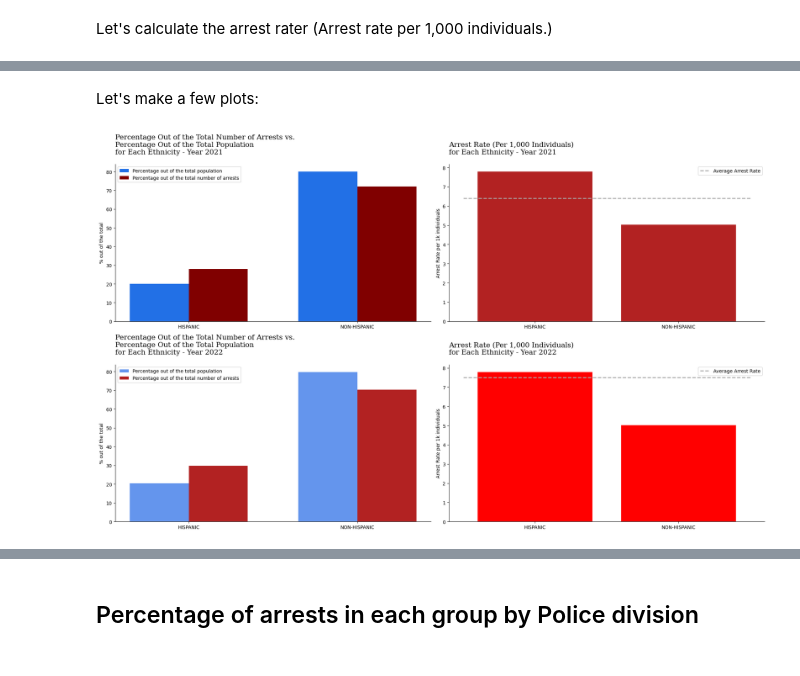
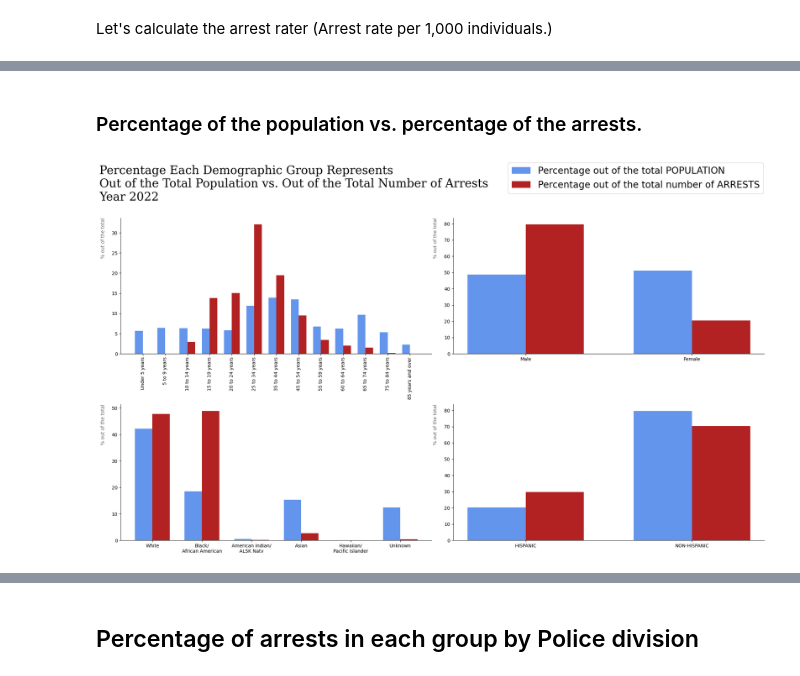
Before and after one commit to emmajslz/eda-project-police-arrest, a Jupyter notebook: police-arrests-montgomery-study.ipynb, the cells around one changed output, grey strips where cells are left out. Drawn from its saved outputs; the diff is of its cells as text; code cells hidden in the pictures.

Commit message:
reorganizing the plots

```diff
--- a/police-arrests-montgomery-study.ipynb
+++ b/police-arrests-montgomery-study.ipynb
@@ -2056,67 +1825,64 @@ display(ethnicity_rate_21, ethnicity_rate_22)
 | index |  |  |  |  |  | ... |
 | HISPANIC | Hispanic or Latino (of any race) | 213926.0 | 20.325105 | 2003 | 29.740163 | ... |
 | NON-HISPANIC | Not Hispanic or Latino | 838595.0 | 79.674895 | 4732 | 70.259837 | ... |
-# %% [markdown]
-Let's make a few plots:
+# %% [markdown]
+### Percentage of the population vs. percentage of the arrests.
 # %%
 fig, ax = plt.subplots(nrows=2, ncols=2, figsize=(20,12))
+ax = ax.flatten()
 
-pop_percents = [np.array(list(ethnicity_rate_21['population_percentage_2021'])), np.array(list(ethnicity_rate_22['population_percentage_2022']))]
-arrest_percents = [np.array(list(ethnicity_rate_21['percentage_of_arrests_2021'])), np.array(list(ethnicity_rate_22['percentage_of_arrests_2022']))]
+datasets = [age_rate_22, sex_rate_22, race_rate_22, ethnicity_rate_22]
 
-rates = [ethnicity_rate_21['rate_2021'], ethnicity_rate_22['rate_2022']]
-averages = [ethnicity_rate_21['rate_2021'].mean(), ethnicity_rate_22['rate_2022'].mean()]
+pop_percents = [np.array(list(age_rate_22['population_percentage_2022'])),
+                np.array(list(sex_rate_22['population_percentage_2022'])),
+                np.array(list(race_rate_22['population_percentage_2022'])),
+                np.array(list(ethnicity_rate_22['population_percentage_2022']))]
 
-colors = [['#2270e6', 'maroon', 'firebrick'], ['cornflowerblue', 'firebrick', 'red']]
+arrest_percents = [np.array(list(age_rate_22['percentage_of_arrests_2022'])),
+                   np.array(list(sex_rate_22['percentage_of_arrests_2022'])),
+                   np.array(list(race_rate_22['percentage_of_arrests_2022'])),
+                   np.array(list(ethnicity_rate_22['percentage_of_arrests_2022']))]
 
-years = [2021, 2022]
+colors = ['cornflowerblue', 'firebrick']
 
-xlabels = list(ethnicity_rate_21.index)
+for i in range (4):
 
-for i in range (2):
-    # ----------------------------------------------------------
-    # Plotting the % out of total arrests vs. % out of total population
+    dataset = datasets[i]
 
-    pop_percent = pop_percents[i]
-    arrest_percent = arrest_percents[i]
+    pop_percent = np.array(list(dataset['population_percentage_2022']))
+    arrest_percent = np.array(list(dataset['percentage_of_arrests_2022']))
+
     x = np.arange(1,len(pop_percent)+1)
 
     w = .35 # Use 35% of each slot (day of week) per bar, leaving 30% for spacing
 
-    ax[i][0].bar(x-w/2, pop_percent,     width=w, color=colors[i][0], label="Percentage out of the total population")
-    ax[i][0].bar(x+w/2, arrest_percent,  width=w, color=colors[i][1], label="Percentage out of the total number of arrests")
+    l1 = ax[i].bar(x-w/2, pop_percent,     width=w, color=colors[0], label="Percentage out of the total population")
+    l2 = ax[i].bar(x+w/2, arrest_percent,  width=w, color=colors[1], label="Percentage out of the total number of arrests")
 
-    ax[i][0].set_xticks(x)
-    ax[i][0].set_xticklabels(xlabels)
+    ax[i].set_xticks(x)
+    if i==2:
+        xlabels = list(dataset.index)
+        for j in [1,2,4]:
+            xlabels[j] = "/\n".join(xlabels[j].split("/"))
+            ax[i].set_xticklabels(xlabels)
+    else:
+        ax[i].set_xticklabels(dataset.index)
 
-    ax[i][0].set_ylabel("% out of the total")
-    ax[i][0].set_title(f"Percentage Out of the Total Number of Arrests vs.\nPercentage Out of the Total Population\nfor Each Ethnicity - Year {years[i]}\n",
-                loc='left', font='serif', size=15)
+    ax[i].set_ylabel("% out of the total", horizontalalignment='right', color='dimgray')
+    ax[i].yaxis.set_label_coords(-0.05, 1)
 
-    ax[i][0].spines['top'].set_visible(False)
-    ax[i][0].spines['right'].set_visible(False)
+    ax[i].spines['top'].set_visible(False)
+    ax[i].spines['right'].set_visible(False)
 
-    ax[i][0].legend(loc='upper left') # use labels from bar() calls
 
-    # -----------------------------------------------------------
+fig.suptitle(f"Percentage Each Demographic Group Represents\nOut of the Total Population vs. Out of the Total Number of Arrests\nYear 2022\n",
+             font='serif', size=25, x=0, horizontalalignment='left')
+ax[0].tick_params(axis='x', labelrotation=90)
 
-    # Plotting the arrest rates
-    ax[i][1].bar(xlabels, rates[0], color=colors[i][2])
-
-    ax[i][1].set_ylabel("Arrest Rate per 1k individuals")
-    ax[i][1].set_title(f"Arrest Rate (Per 1,000 Individuals)\nfor Each Ethnicity - Year {years[i]}\n",
-                loc='left', font='serif', size=15)
-
-    ax[i][1].spines['top'].set_visible(False)
-    ax[i][1].spines['right'].set_visible(False)
-
-    #Add horizontal line to indicate mean arrest rate
-    ax[i][1].hlines(y=averages[i], xmin=-0.5, xmax=1.5,
-                colors='darkgray', linestyles='dashed', lw=2, label='Average Arrest Rate')
-
-    ax[i][1].legend(loc='upper right')
+labels = ["Percentage out of the total POPULATION", "Percentage out of the total number of ARRESTS"]
+fig.legend([l1, l2], labels=labels, loc="upper right", fontsize=20)
 
 plt.tight_layout()
 plt.show()
 # %% [output]
-[figure, old version]
+[figure, new version]
```
Also changed, not shown: parts of 26 cells of this notebook.
